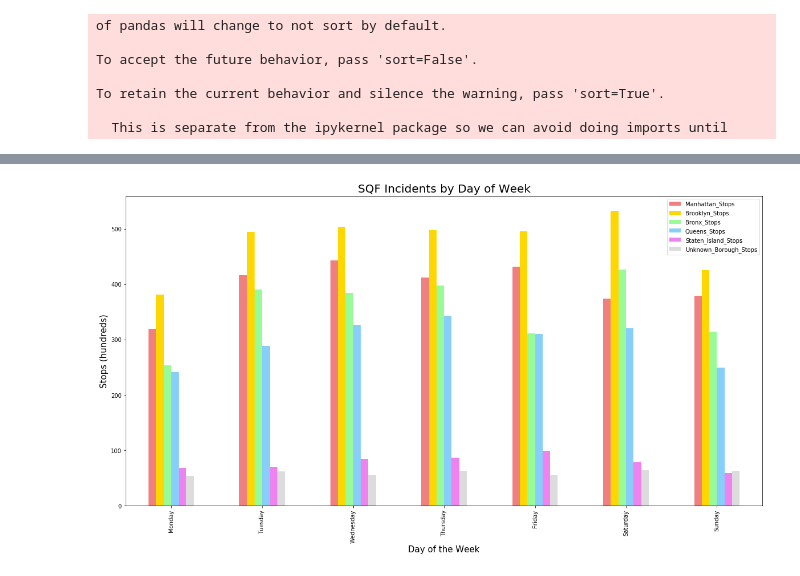
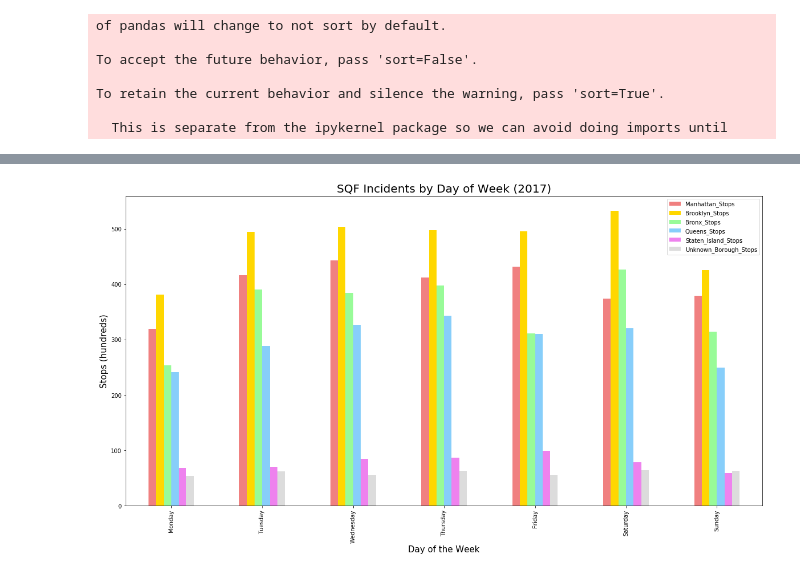
Before and after one commit to rachaelcamick/groupproject_sqf, a Jupyter notebook: rachael_cleaner_dataframe.ipynb, the cells around one changed output, grey strips where cells are left out. Saved outputs shown, nothing was run; the diff lists cells and outputs as text; code cells hidden in the pictures.

```diff
--- a/rachael_cleaner_dataframe.ipynb
+++ b/rachael_cleaner_dataframe.ipynb
@@ -292,15 +292,15 @@ day_df = day_df.reindex(new_index)
 # %%
 # plot
 multi_plot = day_df.plot(kind="bar", colors=["lightcoral", "gold", "palegreen", "lightskyblue", \
                                              "violet", "gainsboro"], figsize=(20,10))
 
 #labels and legend
-plt.title("SQF Incidents by Day of Week", fontsize=20)
+plt.title("SQF Incidents by Day of Week (2017)", fontsize=20)
 plt.xlabel("Day of the Week", fontsize=15)
 plt.ylabel("Stops (hundreds)", fontsize=15)
 plt.legend(loc="best")
 
 #save image
 plt.savefig("StopsbyDay_Rachael.png", bbox_inches="tight", dpi=600)
 # %% [output]
-[figure, old version]
+[figure, new version]
```
Also changed, not shown: parts of 3 cells of this notebook, 5 other files.
